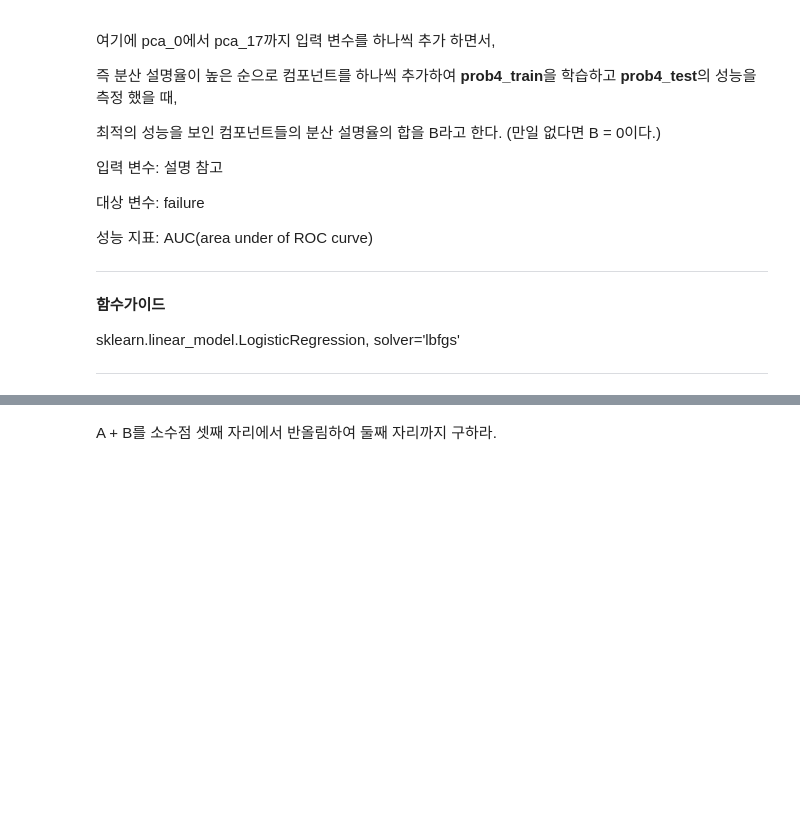
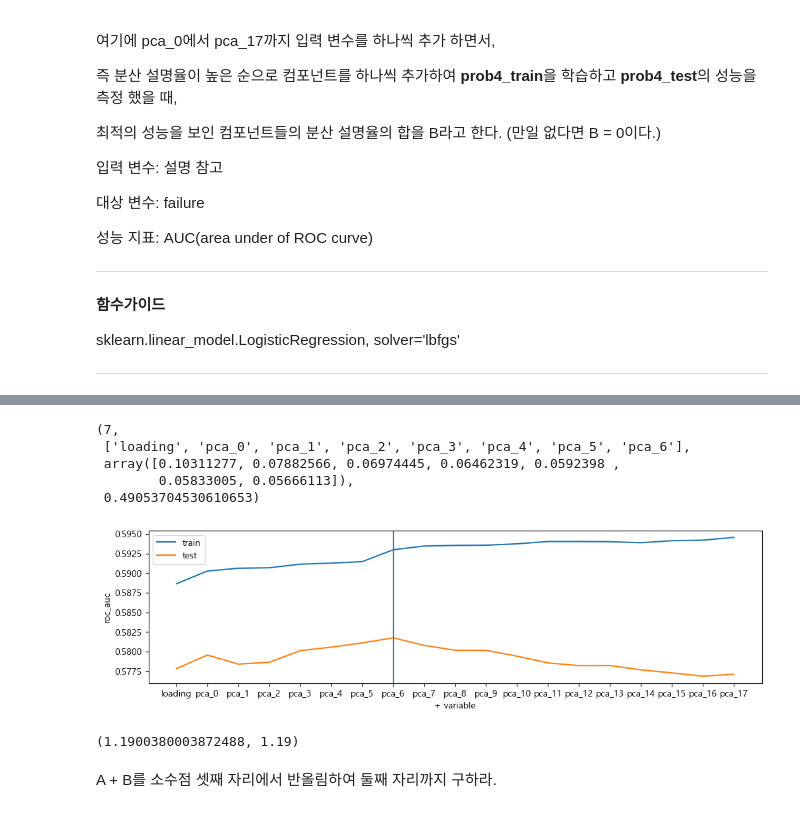
Before and after one commit to sunkusun9/DS_lv3_2510, a Jupyter notebook: sec_ds_lv3_prob1_prob.ipynb, the cells around one changed output, grey strips where cells are left out. Saved outputs shown, nothing was run; the diff lists cells and outputs as text; code cells hidden in the pictures; blank space fills up the shorter version.

```diff
--- a/sec_ds_lv3_prob1_prob.ipynb
+++ b/sec_ds_lv3_prob1_prob.ipynb
@@ -1016,3 +1117,8 @@ sklearn.decomposition.PCA, random_state=123
 문제 지시사항 외 Default 값 사용
 
 ---
+# %%
+from sklearn.decomposition import PCA
+
+pca = PCA(n_components = None, random_state = 123)
+pca.fit(df_prob3_train[X_4])
@@ -1019,3 +1128,15 @@ sklearn.decomposition.PCA, random_state=123
+# %%
+X_comp = ['pca_{}'.format(i) for i in range(18)]
+df_prob4_train = df_prob3_train.join(
+    pd.DataFrame(
+        pca.transform(df_prob3_train[X_4]), index = df_prob3_train.index, columns = X_comp
+    )
+)
+df_prob4_test = df_prob3_test.join(
+    pd.DataFrame(
+        pca.transform(df_prob3_test[X_4]), index = df_prob3_test.index, columns = X_comp
+    )
+)
 # %% [markdown]
 ## 단계 4-3
 
@@ -1039,3 +1160,21 @@ sklearn.decomposition.PCA, random_state=123
 sklearn.linear_model.LogisticRegression, solver='lbfgs'
 
 ---
+# %%
+from sklearn.linear_model import LogisticRegression# , solver='lbfgs'
+from sklearn.metrics import roc_auc_score
+X_lr = list()
+X_lr_hist = list()
+auc_test, auc_train = list(), list()
+for i in ['loading'] + X_comp:
+    X_lr.append(i)
+    X_lr_hist.append(X_lr.copy())
+    clf_lr = LogisticRegression(solver = 'lbfgs')
+    clf_lr.fit(df_prob4_train[X_lr], df_prob4_train['failure'])
+    auc_test.append(
+        roc_auc_score(df_prob4_test['failure'], clf_lr.predict_proba(df_prob4_test[X_lr])[:, 1])
+    )
+    auc_train.append(
+        roc_auc_score(df_prob4_train['failure'], clf_lr.predict_proba(df_prob4_train[X_lr])[:, 1])
+    )
+    print(i, auc_test[-1], auc_train[-1])
@@ -1042,3 +1201,28 @@ sklearn.linear_model.LogisticRegression, solver='lbfgs'
+# %%
+# 최적의 성능을 보인 컴포넌트들의 분산 설명율의 합을 B라고 한다. (만일 없다면 B = 0이다.)
+B = pca.explained_variance_ratio_[:np.argmax(auc_test)].sum()
+np.argmax(auc_test), X_lr_hist[np.argmax(auc_test)], pca.explained_variance_ratio_[:np.argmax(auc_test)], B
+# %% [output]
+(7,
+ ['loading', 'pca_0', 'pca_1', 'pca_2', 'pca_3', 'pca_4', 'pca_5', 'pca_6'],
+ array([0.10311277, 0.07882566, 0.06974445, 0.06462319, 0.0592398 ,
+        0.05833005, 0.05666113]),
+ 0.49053704530610653)
+# %%
+# 전진 선택 단계에 따른 train / test의 성능 변화를 보입니다.
+plt.figure(figsize=(12, 3))
+sns.lineplot(x = ['loading'] + ['pca_{}'.format(i) for i in range(18)], y = auc_train, label='train')
+sns.lineplot(x = ['loading'] + ['pca_{}'.format(i) for i in range(18)], y = auc_test, label='test')
+plt.axvline(np.argmax(auc_test))
+plt.gca().set_xlabel('+ variable')
+plt.gca().set_ylabel('roc_auc')
+plt.show()
+# %% [output]
+[figure, added]
+# %%
+A + B, round(A + B, 2)
+# %% [output]
+(1.1900380003872488, 1.19)
 # %% [markdown]
 A + B를 소수점 셋째 자리에서 반올림하여 둘째 자리까지 구하라.
 # %% [markdown]
```
Also changed, not shown: parts of 53 cells of this notebook.
